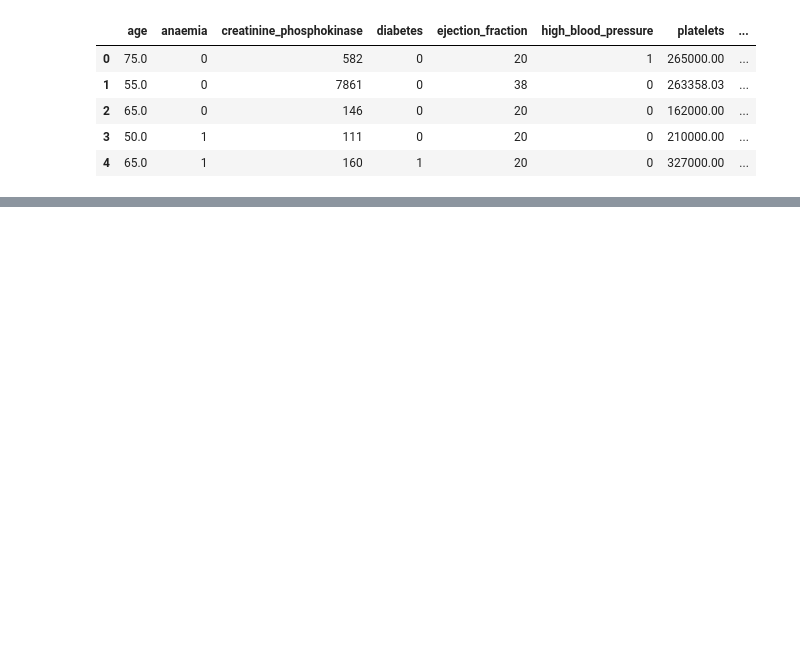
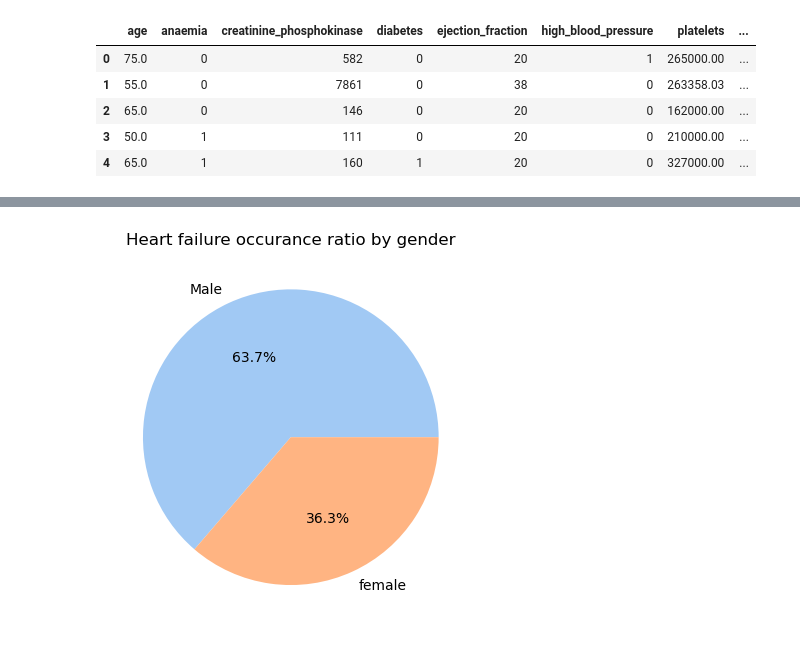
Before and after one commit to usuajiayako/DataScienceWeek7, a Jupyter notebook: ANN_assignment/ann_for_heart_failure.ipynb, the cells around one changed output, grey strips where cells are left out. Saved outputs shown, nothing was run; the diff lists cells and outputs as text; code cells hidden in the pictures; blank space fills up the shorter version.

```diff
--- a/ANN_assignment/ann_for_heart_failure.ipynb
+++ b/ANN_assignment/ann_for_heart_failure.ipynb
@@ -22,0 +94,7 @@ data.head()
+# %%
+# Heart failure occurance ratio by gender
+plt.pie(data["sex"].value_counts(), labels = ["Male", "female"], autopct = "%1.1f%%")
+plt.title("Heart failure occurance ratio by gender")
+plt.show()
+# %% [output]
+[figure, added]
```
Also changed, not shown: parts of 8 cells of this notebook.
